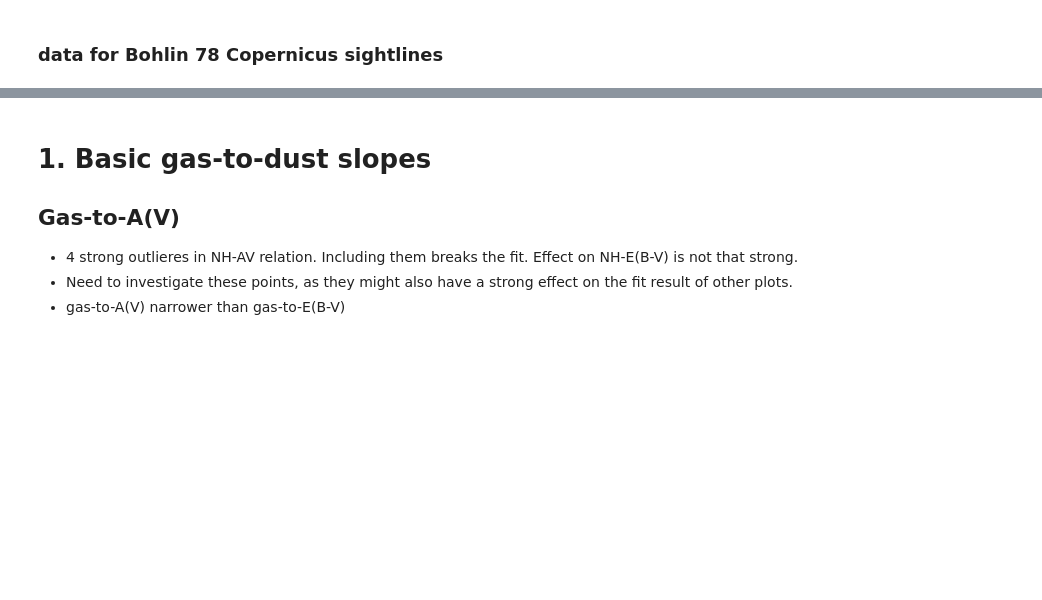
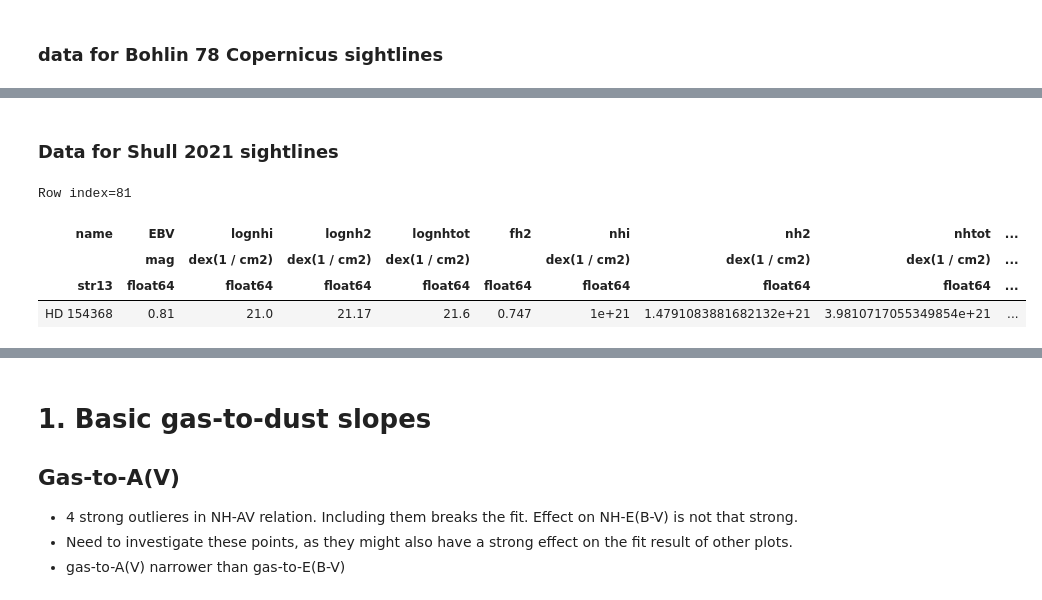
Before and after one commit to drvdputt/dust_fuse_h2, a Jupyter notebook: interesting_plots.ipynb, the cells around one changed output, grey strips where cells are left out. Saved outputs shown, nothing was run; the diff lists cells and outputs as text; code cells hidden in the pictures; blank space fills up the shorter version.

```diff
--- a/interesting_plots.ipynb
+++ b/interesting_plots.ipynb
@@ -43,0 +64,14 @@ data_bohlin78 = get_bohlin78()
+# %% [markdown]
+### Data for Shull 2021 sightlines
+# %%
+data_shull = get_shull2021()
+data_shull
+import numpy as np
+i = np.argmax(data_shull['fh2'])
+data_shull[i]
+# %% [output]
+Row index=81
+| name | EBV | lognhi | lognh2 | lognhtot | fh2 | nhi | nh2 | nhtot | ... |
+|  | mag | dex(1 / cm2) | dex(1 / cm2) | dex(1 / cm2) |  | dex(1 / cm2) | dex(1 / cm2) | dex(1 / cm2) | ... |
+| str13 | float64 | float64 | float64 | float64 | float64 | float64 | float64 | float64 | ... |
+| HD 154368 | 0.81 | 21.0 | 21.17 | 21.6 | 0.747 | 1e+21 | 1.4791083881682132e+21 | 3.9810717055349854e+21 | ... |
```
Also changed, not shown: parts of 25 cells of this notebook, 1 other file.
